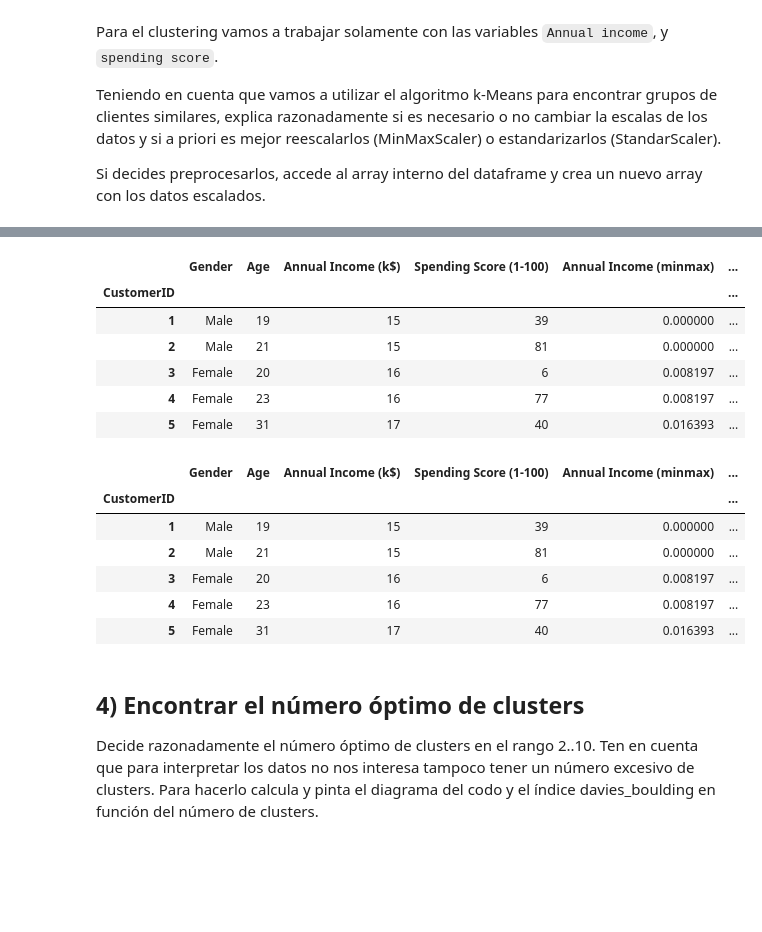
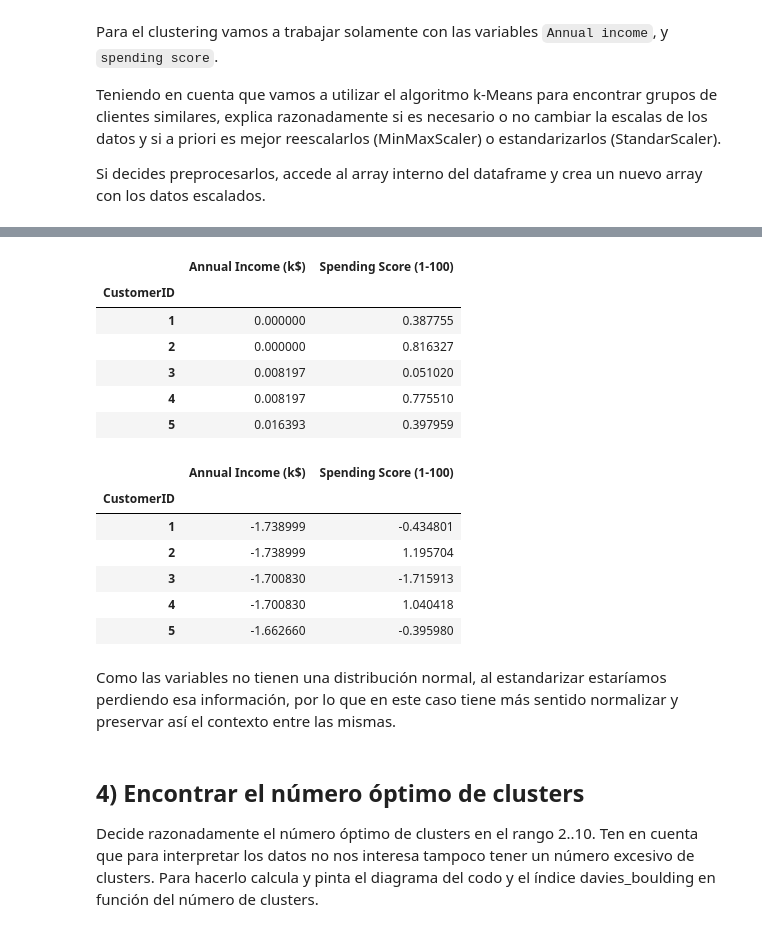
Before and after one commit to ALK222/IA2, a Jupyter notebook: labs/lab2/P2_ap1_clustering_enunciado.ipynb, the cells around one changed output, grey strips where cells are left out. Cells and saved outputs as stored; diff of their text form; code cells hidden in the pictures; blank space fills up the shorter version.

```diff
--- a/labs/lab2/P2_ap1_clustering_enunciado.ipynb
+++ b/labs/lab2/P2_ap1_clustering_enunciado.ipynb
@@ -144,3 +158,7 @@ Para el clustering vamos a trabajar solamente con las variables `Annual income`,
 Teniendo en cuenta que vamos a utilizar el algoritmo k-Means para encontrar grupos de clientes similares, explica razonadamente si es necesario o no cambiar la escalas de los datos y si a priori es mejor reescalarlos (MinMaxScaler) o estandarizarlos (StandarScaler).
 
 Si decides preprocesarlos, accede al array interno del dataframe y crea un nuevo array con los datos escalados.
+# %%
+df = df[["Annual Income (k$)", "Spending Score (1-100)"]].dropna("index", "any")
+
+df
@@ -147,41 +180,40 @@ Si decides preprocesarlos, accede al array interno del dataframe y crea un nuevo
 # %%
 from sklearn.preprocessing import MinMaxScaler
 
-min_max_scaler = MinMaxScaler()
+data_scaled = MinMaxScaler().fit_transform(df)
 
-df[['Annual Income (minmax)', 'Spending Score (minmax)']] = min_max_scaler.fit_transform(
-    df[['Annual Income (k$)', 'Spending Score (1-100)']])
+df_scaled = pd.DataFrame(data=data_scaled, index=df.index, columns=df.columns)
 
-df.head()
+
+df_scaled.head()
 # %% [output]
-|  | Gender | Age | Annual Income (k$) | Spending Score (1-100) | Annual Income (minmax) | ... |
-| CustomerID |  |  |  |  |  | ... |
-| 1 | Male | 19 | 15 | 39 | 0.000000 | ... |
-| 2 | Male | 21 | 15 | 81 | 0.000000 | ... |
-| 3 | Female | 20 | 16 | 6 | 0.008197 | ... |
-| 4 | Female | 23 | 16 | 77 | 0.008197 | ... |
-| 5 | Female | 31 | 17 | 40 | 0.016393 | ... |
+|  | Annual Income (k$) | Spending Score (1-100) |
+| CustomerID |  |  |
+| 1 | 0.000000 | 0.387755 |
+| 2 | 0.000000 | 0.816327 |
+| 3 | 0.008197 | 0.051020 |
+| 4 | 0.008197 | 0.775510 |
+| 5 | 0.016393 | 0.397959 |
 # %%
 from sklearn.preprocessing import StandardScaler
 
-standard_scaler = StandardScaler()
-
-# Fase de ajuste
-standard_scaler.fit(df[['Annual Income (k$)']])
+data_standard = StandardScaler().fit_transform(df)
 
 # Fase de transformación
-df[['Annual Income (standard)']] = standard_scaler.transform(
-    df[['Annual Income (k$)']])
+df_standard = pd.DataFrame(
+    data=data_standard, index=df.index, columns=df.columns)
 
-df.head()
+df_standard.head()
 # %% [output]
-|  | Gender | Age | Annual Income (k$) | Spending Score (1-100) | Annual Income (minmax) | ... |
-| CustomerID |  |  |  |  |  | ... |
-| 1 | Male | 19 | 15 | 39 | 0.000000 | ... |
-| 2 | Male | 21 | 15 | 81 | 0.000000 | ... |
-| 3 | Female | 20 | 16 | 6 | 0.008197 | ... |
-| 4 | Female | 23 | 16 | 77 | 0.008197 | ... |
-| 5 | Female | 31 | 17 | 40 | 0.016393 | ... |
+|  | Annual Income (k$) | Spending Score (1-100) |
+| CustomerID |  |  |
+| 1 | -1.738999 | -0.434801 |
+| 2 | -1.738999 | 1.195704 |
+| 3 | -1.700830 | -1.715913 |
+| 4 | -1.700830 | 1.040418 |
+| 5 | -1.662660 | -0.395980 |
+# %% [markdown]
+Como las variables no tienen una distribución normal, al estandarizar estaríamos perdiendo esa información, por lo que en este caso tiene más sentido normalizar y preservar así el contexto entre las mismas.
 # %% [markdown]
 ## 4) Encontrar el número óptimo de clusters
 
```
Also changed, not shown: parts of 13 cells of this notebook.
